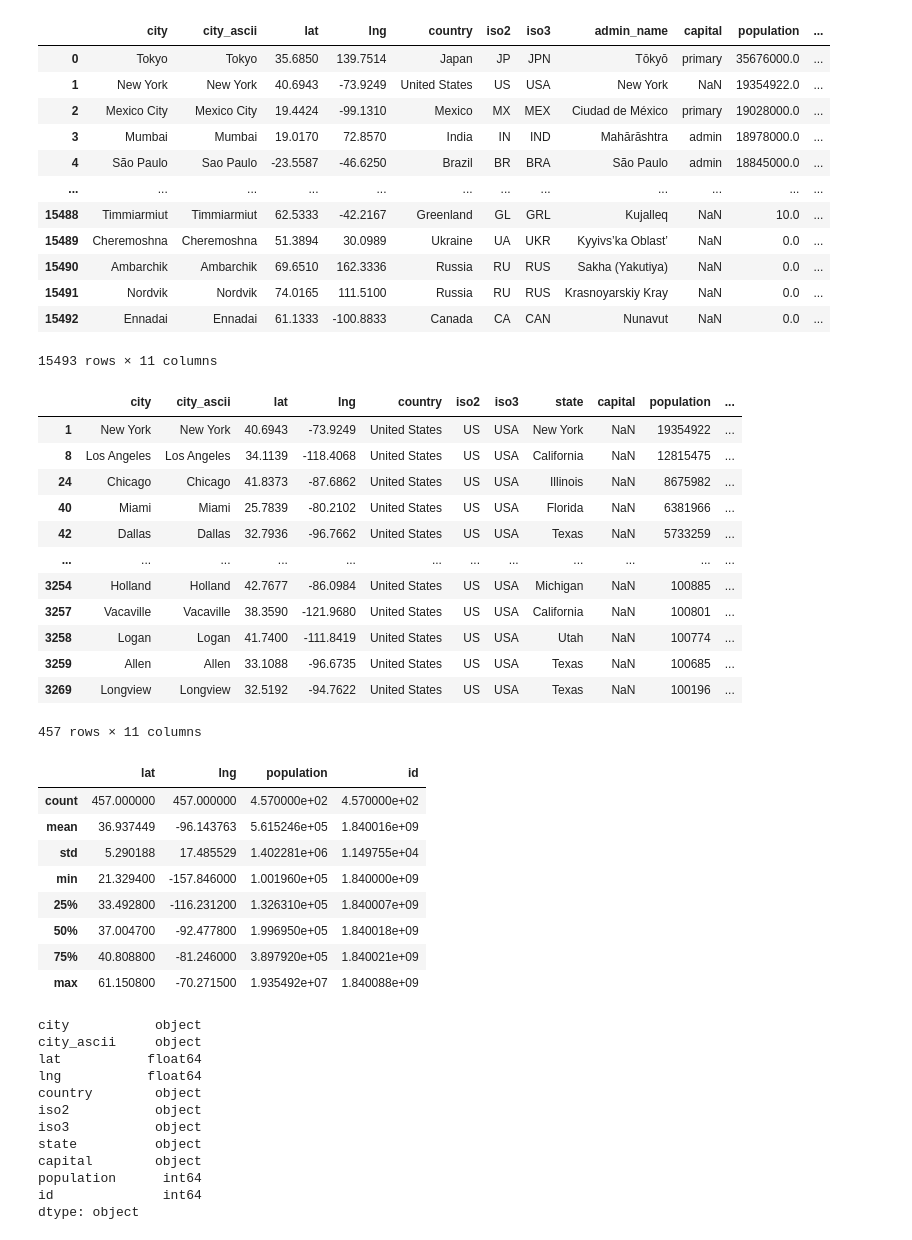
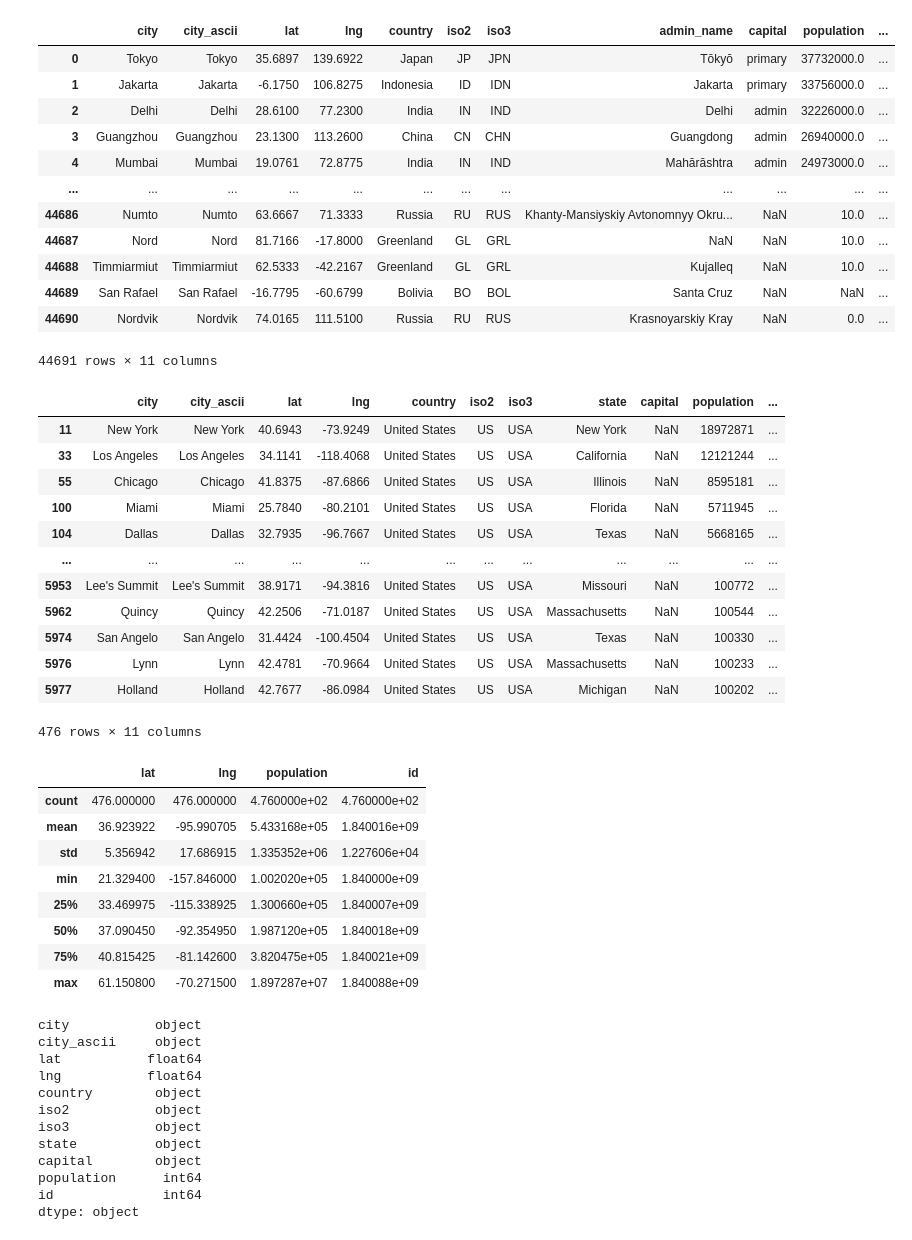
Before and after one commit to JayashreeKotte/Project-1, a Jupyter notebook: city_analysis.ipynb, the cells around one changed output. Cells and saved outputs as stored; diff of their text form; code cells hidden in the pictures.

```diff
--- a/city_analysis.ipynb
+++ b/city_analysis.ipynb
@@ -12,23 +15,23 @@ from config import api_key
 # %%
 # Read in our csv file with city info and put it into a dataframe
-file_path = Path("worldcities.csv")
+file_path = Path("worldcities_2023.csv")
 city_df = pd.read_csv(file_path)
 
 city_df
 # %% [output]
 |  | city | city_ascii | lat | lng | country | iso2 | iso3 | admin_name | capital | population | ... |
-| 0 | Tokyo | Tokyo | 35.6850 | 139.7514 | Japan | JP | JPN | Tōkyō | primary | 35676000.0 | ... |
-| 1 | New York | New York | 40.6943 | -73.9249 | United States | US | USA | New York | NaN | 19354922.0 | ... |
-| 2 | Mexico City | Mexico City | 19.4424 | -99.1310 | Mexico | MX | MEX | Ciudad de México | primary | 19028000.0 | ... |
-| 3 | Mumbai | Mumbai | 19.0170 | 72.8570 | India | IN | IND | Mahārāshtra | admin | 18978000.0 | ... |
-| 4 | São Paulo | Sao Paulo | -23.5587 | -46.6250 | Brazil | BR | BRA | São Paulo | admin | 18845000.0 | ... |
+| 0 | Tokyo | Tokyo | 35.6897 | 139.6922 | Japan | JP | JPN | Tōkyō | primary | 37732000.0 | ... |
+| 1 | Jakarta | Jakarta | -6.1750 | 106.8275 | Indonesia | ID | IDN | Jakarta | primary | 33756000.0 | ... |
+| 2 | Delhi | Delhi | 28.6100 | 77.2300 | India | IN | IND | Delhi | admin | 32226000.0 | ... |
+| 3 | Guangzhou | Guangzhou | 23.1300 | 113.2600 | China | CN | CHN | Guangdong | admin | 26940000.0 | ... |
+| 4 | Mumbai | Mumbai | 19.0761 | 72.8775 | India | IN | IND | Mahārāshtra | admin | 24973000.0 | ... |
 | ... | ... | ... | ... | ... | ... | ... | ... | ... | ... | ... | ... |
-| 15488 | Timmiarmiut | Timmiarmiut | 62.5333 | -42.2167 | Greenland | GL | GRL | Kujalleq | NaN | 10.0 | ... |
-| 15489 | Cheremoshna | Cheremoshna | 51.3894 | 30.0989 | Ukraine | UA | UKR | Kyyivs’ka Oblast’ | NaN | 0.0 | ... |
-| 15490 | Ambarchik | Ambarchik | 69.6510 | 162.3336 | Russia | RU | RUS | Sakha (Yakutiya) | NaN | 0.0 | ... |
-| 15491 | Nordvik | Nordvik | 74.0165 | 111.5100 | Russia | RU | RUS | Krasnoyarskiy Kray | NaN | 0.0 | ... |
-| 15492 | Ennadai | Ennadai | 61.1333 | -100.8833 | Canada | CA | CAN | Nunavut | NaN | 0.0 | ... |
+| 44686 | Numto | Numto | 63.6667 | 71.3333 | Russia | RU | RUS | Khanty-Mansiyskiy Avtonomnyy Okru... | NaN | 10.0 | ... |
+| 44687 | Nord | Nord | 81.7166 | -17.8000 | Greenland | GL | GRL | NaN | NaN | 10.0 | ... |
+| 44688 | Timmiarmiut | Timmiarmiut | 62.5333 | -42.2167 | Greenland | GL | GRL | Kujalleq | NaN | 10.0 | ... |
+| 44689 | San Rafael | San Rafael | -16.7795 | -60.6799 | Bolivia | BO | BOL | Santa Cruz | NaN | NaN | ... |
+| 44690 | Nordvik | Nordvik | 74.0165 | 111.5100 | Russia | RU | RUS | Krasnoyarskiy Kray | NaN | 0.0 | ... |
-15493 rows × 11 columns
+44691 rows × 11 columns
 # %%
 # Filter only for cities in the US with a population of 100,000 residents or more
 usa_df = city_df.loc[(city_df["country"] == "United States") & (city_df["population"] >= 100000)]
@@ -39,31 +42,31 @@ usa_df["population"] = usa_df["population"].astype("int64")
 usa_df
 # %% [output]
 |  | city | city_ascii | lat | lng | country | iso2 | iso3 | state | capital | population | ... |
-| 1 | New York | New York | 40.6943 | -73.9249 | United States | US | USA | New York | NaN | 19354922 | ... |
-| 8 | Los Angeles | Los Angeles | 34.1139 | -118.4068 | United States | US | USA | California | NaN | 12815475 | ... |
-| 24 | Chicago | Chicago | 41.8373 | -87.6862 | United States | US | USA | Illinois | NaN | 8675982 | ... |
-| 40 | Miami | Miami | 25.7839 | -80.2102 | United States | US | USA | Florida | NaN | 6381966 | ... |
-| 42 | Dallas | Dallas | 32.7936 | -96.7662 | United States | US | USA | Texas | NaN | 5733259 | ... |
+| 11 | New York | New York | 40.6943 | -73.9249 | United States | US | USA | New York | NaN | 18972871 | ... |
+| 33 | Los Angeles | Los Angeles | 34.1141 | -118.4068 | United States | US | USA | California | NaN | 12121244 | ... |
+| 55 | Chicago | Chicago | 41.8375 | -87.6866 | United States | US | USA | Illinois | NaN | 8595181 | ... |
+| 100 | Miami | Miami | 25.7840 | -80.2101 | United States | US | USA | Florida | NaN | 5711945 | ... |
+| 104 | Dallas | Dallas | 32.7935 | -96.7667 | United States | US | USA | Texas | NaN | 5668165 | ... |
 | ... | ... | ... | ... | ... | ... | ... | ... | ... | ... | ... | ... |
-| 3254 | Holland | Holland | 42.7677 | -86.0984 | United States | US | USA | Michigan | NaN | 100885 | ... |
-| 3257 | Vacaville | Vacaville | 38.3590 | -121.9680 | United States | US | USA | California | NaN | 100801 | ... |
-| 3258 | Logan | Logan | 41.7400 | -111.8419 | United States | US | USA | Utah | NaN | 100774 | ... |
-| 3259 | Allen | Allen | 33.1088 | -96.6735 | United States | US | USA | Texas | NaN | 100685 | ... |
-| 3269 | Longview | Longview | 32.5192 | -94.7622 | United States | US | USA | Texas | NaN | 100196 | ... |
+| 5953 | Lee's Summit | Lee's Summit | 38.9171 | -94.3816 | United States | US | USA | Missouri | NaN | 100772 | ... |
+| 5962 | Quincy | Quincy | 42.2506 | -71.0187 | United States | US | USA | Massachusetts | NaN | 100544 | ... |
+| 5974 | San Angelo | San Angelo | 31.4424 | -100.4504 | United States | US | USA | Texas | NaN | 100330 | ... |
+| 5976 | Lynn | Lynn | 42.4781 | -70.9664 | United States | US | USA | Massachusetts | NaN | 100233 | ... |
+| 5977 | Holland | Holland | 42.7677 | -86.0984 | United States | US | USA | Michigan | NaN | 100202 | ... |
-457 rows × 11 columns
+476 rows × 11 columns
 # %%
 # Get a statistical overview of our columns
 usa_df.describe()
 # %% [output]
 |  | lat | lng | population | id |
-| count | 457.000000 | 457.000000 | 4.570000e+02 | 4.570000e+02 |
-| mean | 36.937449 | -96.143763 | 5.615246e+05 | 1.840016e+09 |
-| std | 5.290188 | 17.485529 | 1.402281e+06 | 1.149755e+04 |
-| min | 21.329400 | -157.846000 | 1.001960e+05 | 1.840000e+09 |
-| 25% | 33.492800 | -116.231200 | 1.326310e+05 | 1.840007e+09 |
-| 50% | 37.004700 | -92.477800 | 1.996950e+05 | 1.840018e+09 |
-| 75% | 40.808800 | -81.246000 | 3.897920e+05 | 1.840021e+09 |
-| max | 61.150800 | -70.271500 | 1.935492e+07 | 1.840088e+09 |
+| count | 476.000000 | 476.000000 | 4.760000e+02 | 4.760000e+02 |
+| mean | 36.923922 | -95.990705 | 5.433168e+05 | 1.840016e+09 |
+| std | 5.356942 | 17.686915 | 1.335352e+06 | 1.227606e+04 |
+| min | 21.329400 | -157.846000 | 1.002020e+05 | 1.840000e+09 |
+| 25% | 33.469975 | -115.338925 | 1.300660e+05 | 1.840007e+09 |
+| 50% | 37.090450 | -92.354950 | 1.987120e+05 | 1.840018e+09 |
+| 75% | 40.815425 | -81.142600 | 3.820475e+05 | 1.840021e+09 |
+| max | 61.150800 | -70.271500 | 1.897287e+07 | 1.840088e+09 |
 # %%
 # Ensure that all columns have the proper data-types
 usa_df.dtypes
```
Also changed, not shown: parts of 12 cells of this notebook, 6 other files.
